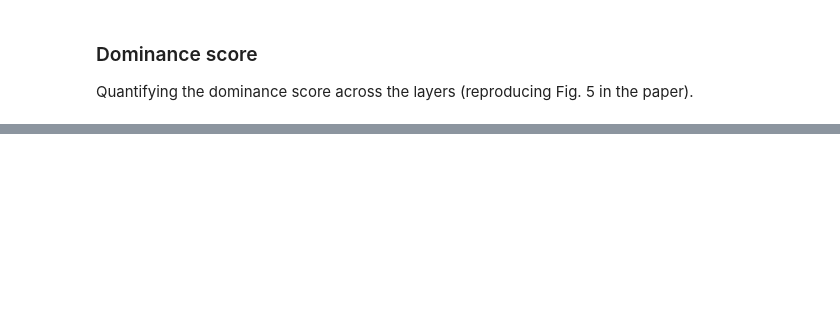
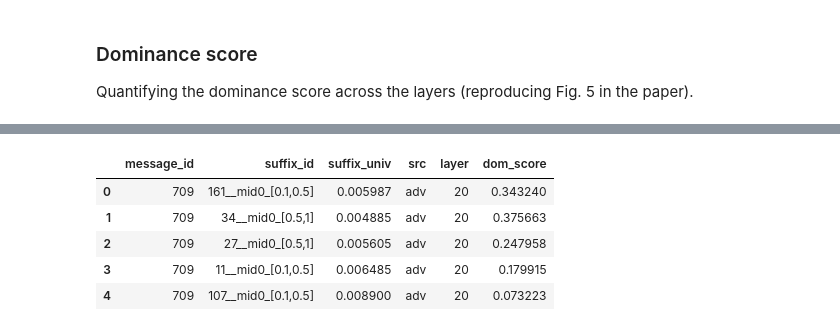
Before and after one commit to matanbt/interp-jailbreak, a Jupyter notebook: demo.ipynb, the cells around one changed output, grey strips where cells are left out. Saved outputs shown, nothing was run; the diff lists cells and outputs as text; code cells hidden in the pictures; blank space fills up the shorter version.

```diff
--- a/demo.ipynb
+++ b/demo.ipynb
@@ -211,4 +171,14 @@ DEBUG: Affirmative response string:  20
 # %%
-df.to_csv('tmp_gemma-2-2b-it-hijacking-strength.csv', index=False)
+# df.to_csv('tmp_gemma-2-2b-it-hijacking-strength.csv', index=False)
+df = pd.read_csv('results/grid_hijacking_google_gemma-2-2b-it.csv')
+df = df[(df.src == 'adv') & (df.layer == 20)].reset_index(drop=True)
+df.head()
+# %% [output]
+|  | message_id | suffix_id | suffix_univ | src | layer | dom_score |
+| 0 | 709 | 161__mid0_[0.1,0.5] | 0.005987 | adv | 20 | 0.343240 |
+| 1 | 709 | 34__mid0_[0.5,1] | 0.004885 | adv | 20 | 0.375663 |
+| 2 | 709 | 27__mid0_[0.5,1] | 0.005605 | adv | 20 | 0.247958 |
+| 3 | 709 | 11__mid0_[0.1,0.5] | 0.006485 | adv | 20 | 0.179915 |
+| 4 | 709 | 107__mid0_[0.1,0.5] | 0.008900 | adv | 20 | 0.073223 |
 # %%
 from scipy.stats import spearmanr
```
Also changed, not shown: parts of 11 cells of this notebook, 2 other files.
